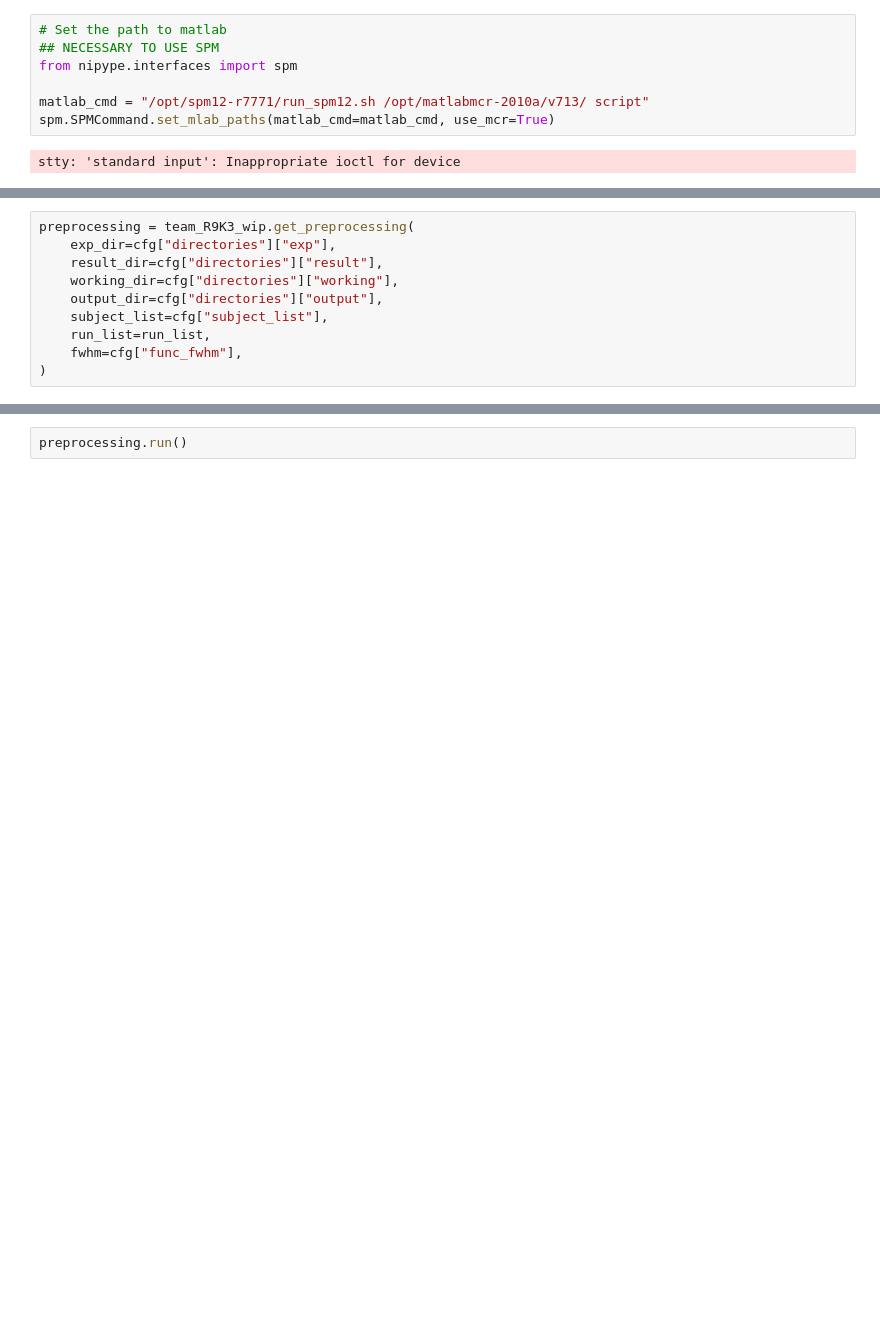
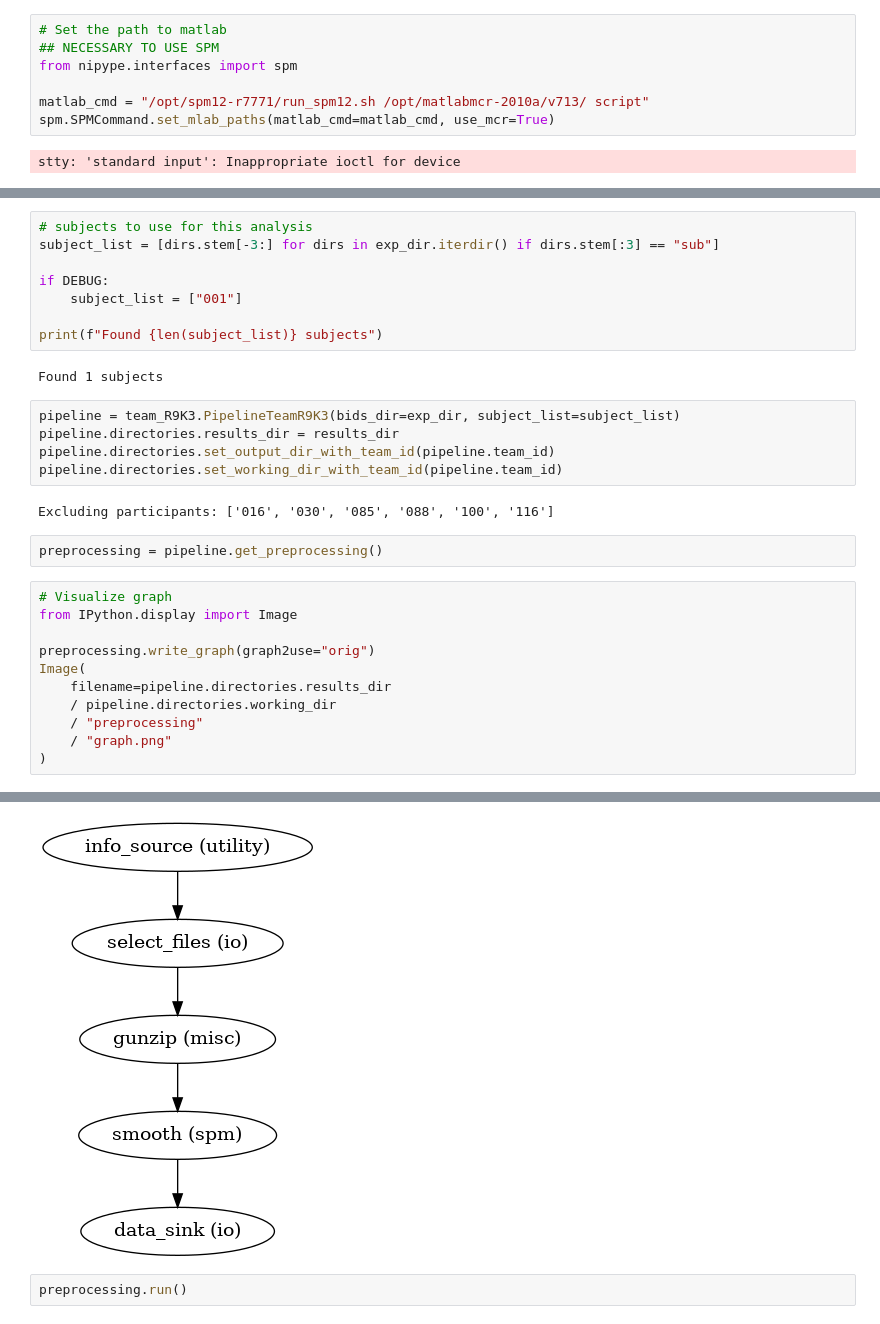
Before and after one commit to Inria-Empenn/narps_open_pipelines, a Jupyter notebook: examples/notebooks/reproduction_R9K3.ipynb, the cells around one changed output, grey strips where cells are left out. Drawn from its saved outputs; the diff is of its cells as text; blank space fills up the shorter version.

```diff
--- a/examples/notebooks/reproduction_R9K3.ipynb
+++ b/examples/notebooks/reproduction_R9K3.ipynb
@@ -50,10 +43,31 @@ cfg["subject_list"] = ["001"]
+# %%
+# subjects to use for this analysis
+subject_list = [dirs.stem[-3:] for dirs in exp_dir.iterdir() if dirs.stem[:3] == "sub"]
+
+if DEBUG:
+    subject_list = ["001"]
+
+print(f"Found {len(subject_list)} subjects")
+# %% [output]
+Found 1 subjects
 # %%
-preprocessing = team_R9K3_wip.get_preprocessing(
-    exp_dir=cfg["directories"]["exp"],
-    result_dir=cfg["directories"]["result"],
-    working_dir=cfg["directories"]["working"],
-    output_dir=cfg["directories"]["output"],
-    subject_list=cfg["subject_list"],
-    run_list=run_list,
-    fwhm=cfg["func_fwhm"],
-)
+pipeline = team_R9K3.PipelineTeamR9K3(bids_dir=exp_dir, subject_list=subject_list)
+pipeline.directories.results_dir = results_dir
+pipeline.directories.set_output_dir_with_team_id(pipeline.team_id)
+pipeline.directories.set_working_dir_with_team_id(pipeline.team_id)
+# %% [output]
+Excluding participants: ['016', '030', '085', '088', '100', '116']
+# %%
+preprocessing = pipeline.get_preprocessing()
+# %%
+# Visualize graph
+from IPython.display import Image
+
+preprocessing.write_graph(graph2use="orig")
+Image(
+    filename=pipeline.directories.results_dir
+    / pipeline.directories.working_dir
+    / "preprocessing"
+    / "graph.png"
+)
+# %% [output]
@@ -60,3 +76,4 @@ preprocessing = team_R9K3_wip.get_preprocessing(
+[figure, added]
 # %%
 preprocessing.run()
 # %% [output]
```
Also changed, not shown: parts of 7 cells of this notebook, 5 other files.
